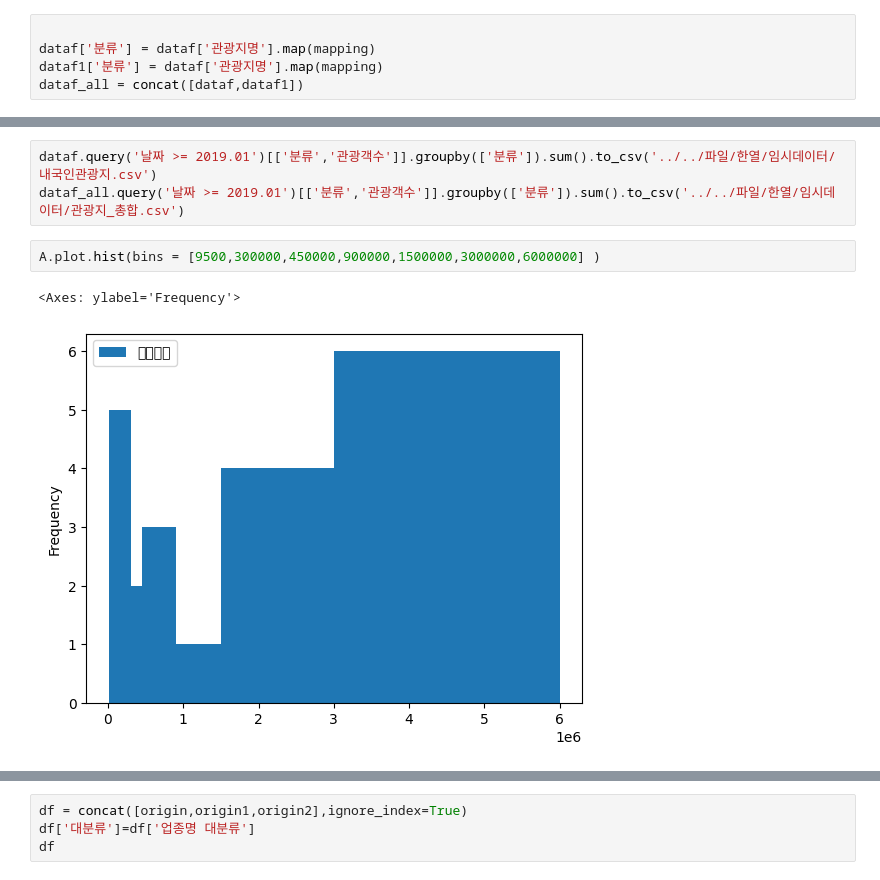
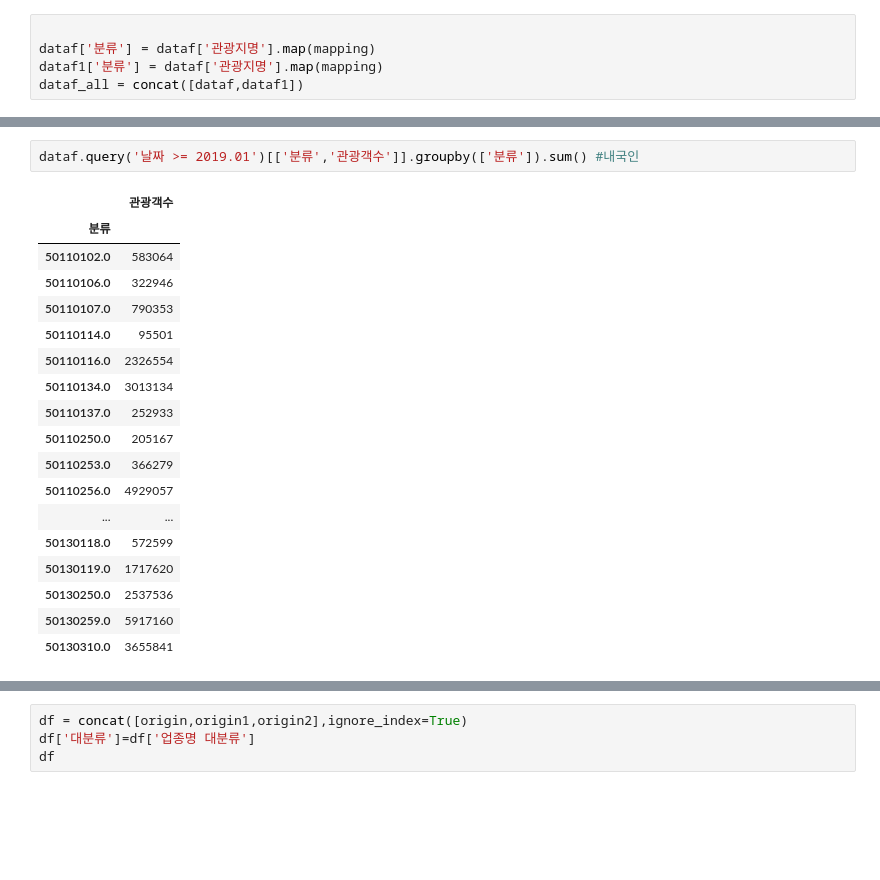
Before and after one commit to hyk2202/semi_project_2, a Jupyter notebook: Vscode/한열/read_csv.ipynb, the cells around one changed output, grey strips where cells are left out. Cells and saved outputs as stored; diff of their text form; blank space fills up the shorter version.

```diff
--- a/Vscode/한열/read_csv.ipynb
+++ b/Vscode/한열/read_csv.ipynb
@@ -38,8 +71,21 @@ dataf1.query('날짜 >= 2019.01')[['분류','관광객수']].groupby(['분류'])
 # %%
-dataf.query('날짜 >= 2019.01')[['분류','관광객수']].groupby(['분류']).sum().to_csv('../../파일/한열/임시데이터/내국인관광지.csv')
-dataf_all.query('날짜 >= 2019.01')[['분류','관광객수']].groupby(['분류']).sum().to_csv('../../파일/한열/임시데이터/관광지_총합.csv')
+dataf.query('날짜 >= 2019.01')[['분류','관광객수']].groupby(['분류']).sum() #내국인
+# %% [output]
+|  | 관광객수 |
+| 분류 |  |
+| 50110102.0 | 583064 |
+| 50110106.0 | 322946 |
+| 50110107.0 | 790353 |
+| 50110114.0 | 95501 |
+| 50110116.0 | 2326554 |
+| 50110134.0 | 3013134 |
+| 50110137.0 | 252933 |
+| 50110250.0 | 205167 |
+| 50110253.0 | 366279 |
+| 50110256.0 | 4929057 |
+| ... | ... |
+| 50130118.0 | 572599 |
+| 50130119.0 | 1717620 |
+| 50130250.0 | 2537536 |
+| 50130259.0 | 5917160 |
+| 50130310.0 | 3655841 |
-# %%
-A.plot.hist(bins = [9500,300000,450000,900000,1500000,3000000,6000000] )
-# %% [output]
-<Axes: ylabel='Frequency'>
-[figure, removed]
```
Also changed, not shown: parts of 8 cells of this notebook, 3 other files.
